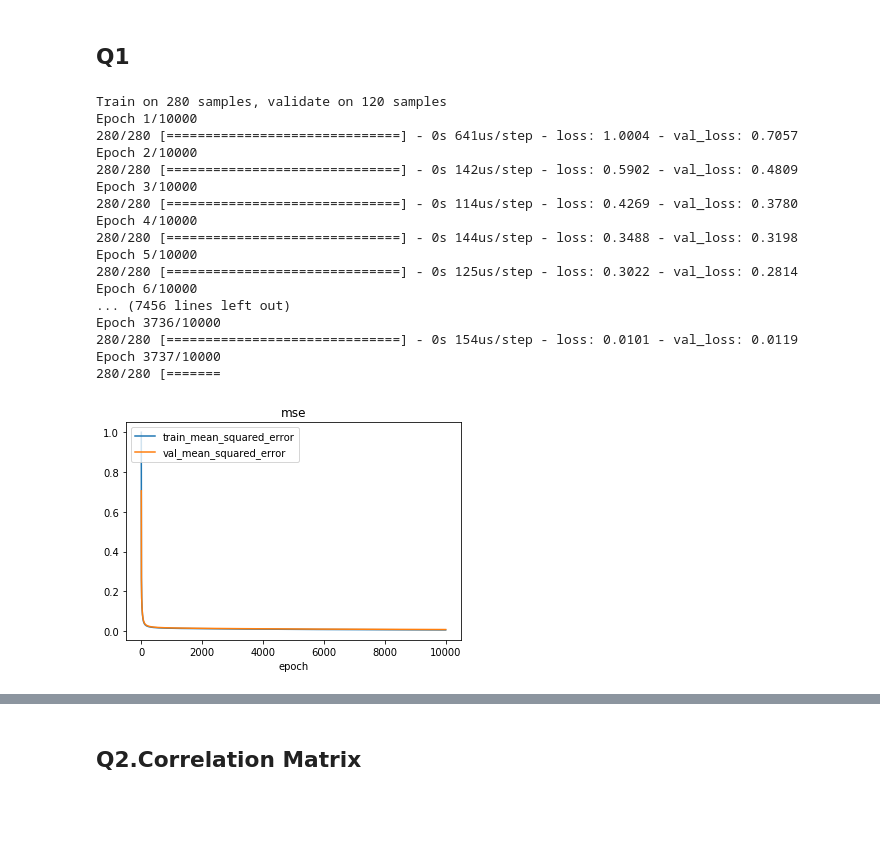
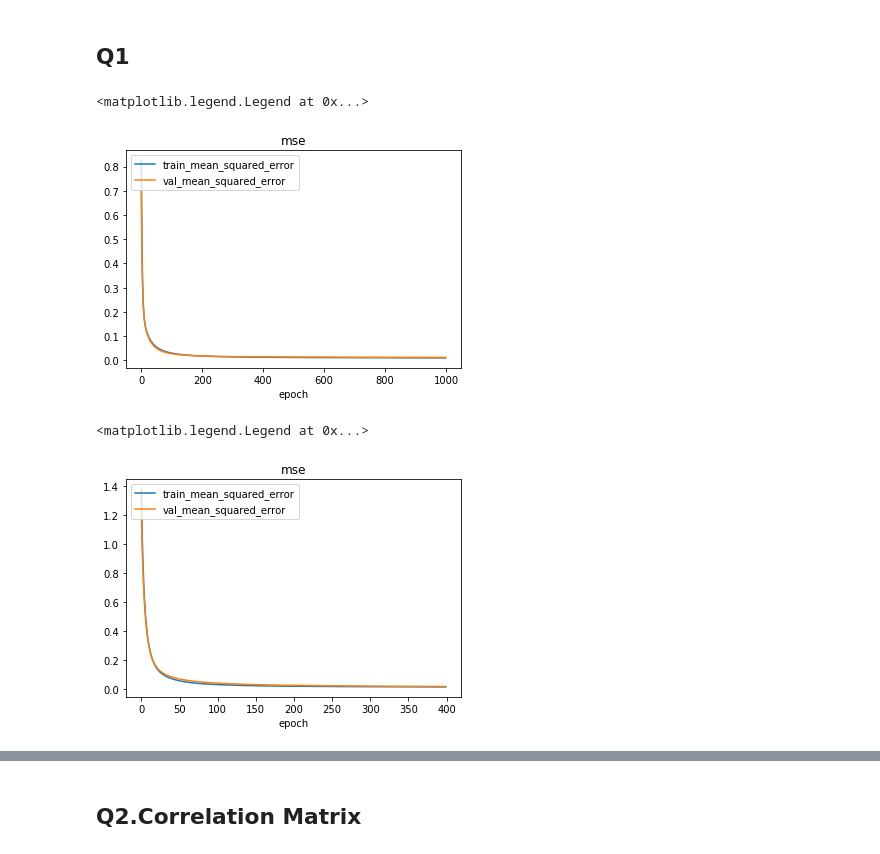
Before and after one commit to Yuhaooooo/CZ4042_Deep_Learning, a Jupyter notebook: assignment1_question_b/question_b.ipynb, the cells around one changed output, grey strips where cells are left out. Drawn from its saved outputs; the diff is of its cells as text; code cells hidden in the pictures; blank space fills up the shorter version.

```diff
--- a/assignment1_question_b/question_b.ipynb
+++ b/assignment1_question_b/question_b.ipynb
@@ -59,47 +67,53 @@ import matplotlib.pyplot as plt
 # %% [markdown]
 ## Q1
 # %%
-no_hidden_layer = 1
-no_hidden_node = 10
+#a)
+
 lr = 1e-3
 decay = 1e-3
 batch_size = 8
-
-epochs = 10000
-
+epochs = 1000
 
 model = Sequential([
-    Dense(no_hidden_node, input_dim=7, activation='relu', kernel_initializer='lecun_normal', kernel_regularizer=l2(decay)),
-    Dense(1, kernel_initializer='he_normal', kernel_regularizer=l2(decay)),
-])
+    Dense(10, input_dim=X_train.shape[1], activation='relu', kernel_initializer='lecun_normal', kernel_regularizer=l2(decay)),
+    Dense(y_train.shape[1], kernel_initializer='he_normal', kernel_regularizer=l2(decay))
+    ])
 
 model.compile(optimizer=optimizers.SGD(lr=lr),
-              loss='mse')
-h = model.fit(X_train, y_train, batch_size=batch_size, epochs=epochs, verbose=1, validation_data=(X_test, y_test))
+                  loss='mse')
+
+h = model.fit(X_train, y_train, batch_size=batch_size, epochs=epochs, verbose=0, validation_data=(X_test, y_test), shuffle=True)
 
 plt.figure()
 plt.plot(h.history['loss'])
 plt.plot(h.history['val_loss'])
 plt.title('mse')
 plt.xlabel('epoch')
 plt.legend(['train_mean_squared_error', 'val_mean_squared_error',], loc='upper left')
-plt.show()
 # %% [output]
-Train on 280 samples, validate on 120 samples
-Epoch 1/10000
-280/280 [==============================] - 0s 641us/step - loss: 1.0004 - val_loss: 0.7057
-Epoch 2/10000
-280/280 [==============================] - 0s 142us/step - loss: 0.5902 - val_loss: 0.4809
-Epoch 3/10000
-280/280 [==============================] - 0s 114us/step - loss: 0.4269 - val_loss: 0.3780
-Epoch 4/10000
-280/280 [==============================] - 0s 144us/step - loss: 0.3488 - val_loss: 0.3198
-Epoch 5/10000
-280/280 [==============================] - 0s 125us/step - loss: 0.3022 - val_loss: 0.2814
-Epoch 6/10000
-... (7456 lines left out)
-Epoch 3736/10000
-280/280 [==============================] - 0s 154us/step - loss: 0.0101 - val_loss: 0.0119
-Epoch 3737/10000
-280/280 [=======
+<matplotlib.legend.Legend at 0x...>
-[figure, old version]
+[figure, new version]
+# %%
+# b)
+# As we can see, the test error converges at around 400 epochs
+epochs = 400
+
+model = Sequential([
+    Dense(10, input_dim=X_train.shape[1], activation='relu', kernel_initializer='lecun_normal', kernel_regularizer=l2(decay)),
+    Dense(y_train.shape[1], kernel_initializer='he_normal', kernel_regularizer=l2(decay))
+    ])
+
+model.compile(optimizer=optimizers.SGD(lr=lr),
+                  loss='mse')
+
+h = model.fit(X_train, y_train, batch_size=batch_size, epochs=epochs, verbose=0, validation_data=(X_test, y_test), shuffle=True)
+
+plt.figure()
+plt.plot(h.history['loss'])
+plt.plot(h.history['val_loss'])
+plt.title('mse')
+plt.xlabel('epoch')
+plt.legend(['train_mean_squared_error', 'val_mean_squared_error',], loc='upper left')
+# %% [output]
+<matplotlib.legend.Legend at 0x...>
+[figure, added]
```
Also changed, not shown: parts of 14 cells of this notebook.
